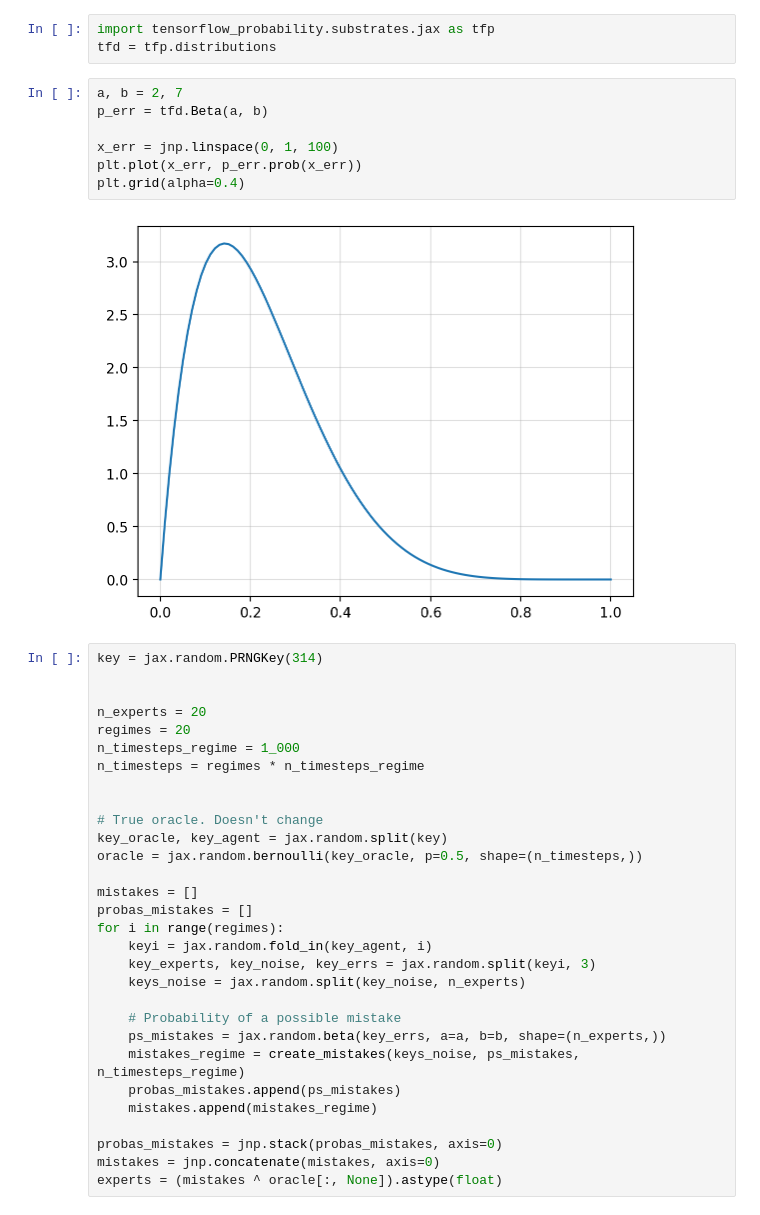
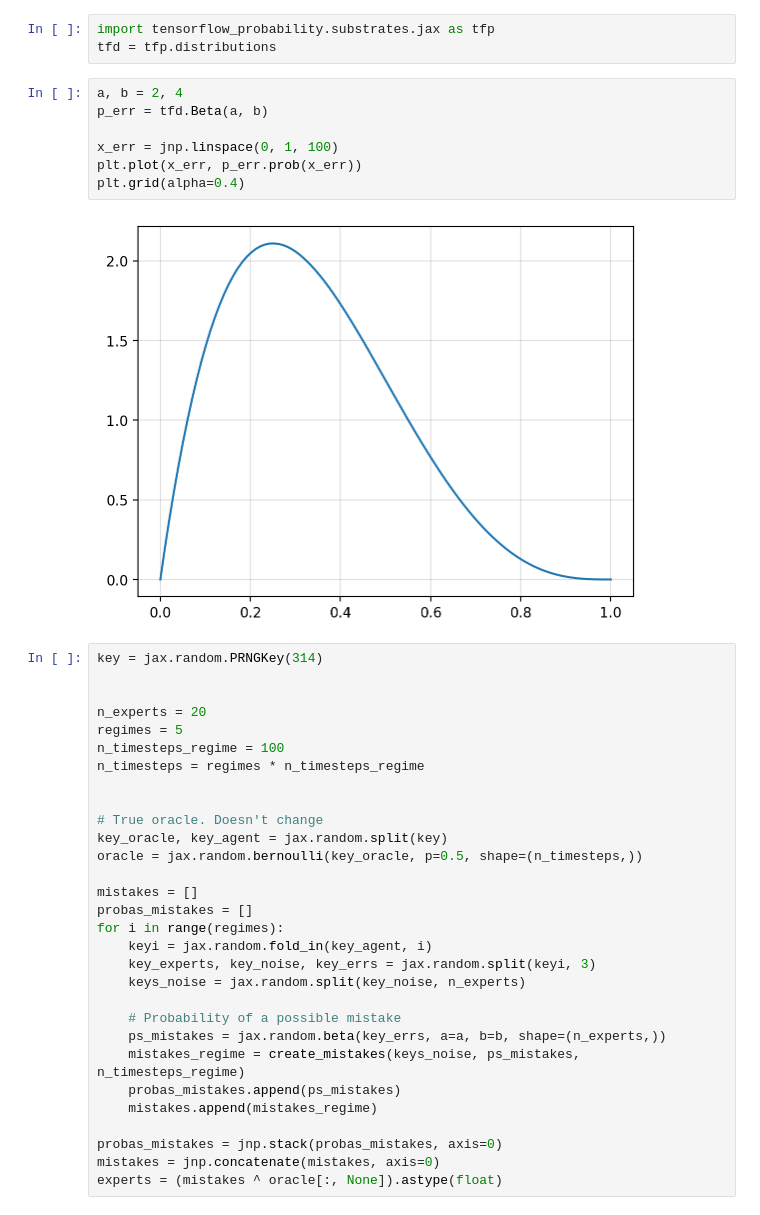
Before and after one commit to gerdm/prediction-learning-games, a Jupyter notebook: ch02-prediction-with-expert-advice/01-polynomially-weighted-average-forecaster.ipynb, the cells around one changed output. Drawn from its saved outputs; the diff is of its cells as text.

```diff
--- a/ch02-prediction-with-expert-advice/01-polynomially-weighted-average-forecaster.ipynb
+++ b/ch02-prediction-with-expert-advice/01-polynomially-weighted-average-forecaster.ipynb
@@ -138,21 +152,21 @@ In this example, each agent is correct with probability $v_{e,r} \sim \text{Beta
 import tensorflow_probability.substrates.jax as tfp
 tfd = tfp.distributions
 # %%
-a, b = 2, 7
+a, b = 2, 4
 p_err = tfd.Beta(a, b)
 
 x_err = jnp.linspace(0, 1, 100)
 plt.plot(x_err, p_err.prob(x_err))
 plt.grid(alpha=0.4)
 # %% [output]
-[figure, old version]
+[figure, new version]
 # %%
 key = jax.random.PRNGKey(314)
 
 
 n_experts = 20
-regimes = 20
-n_timesteps_regime = 1_000
+regimes = 5
+n_timesteps_regime = 100
 n_timesteps = regimes * n_timesteps_regime
 
 
```
Also changed, not shown: parts of 18 cells of this notebook.
